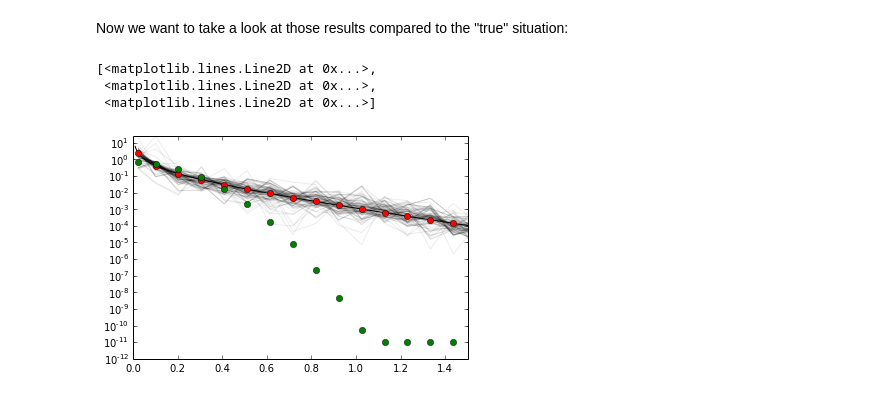
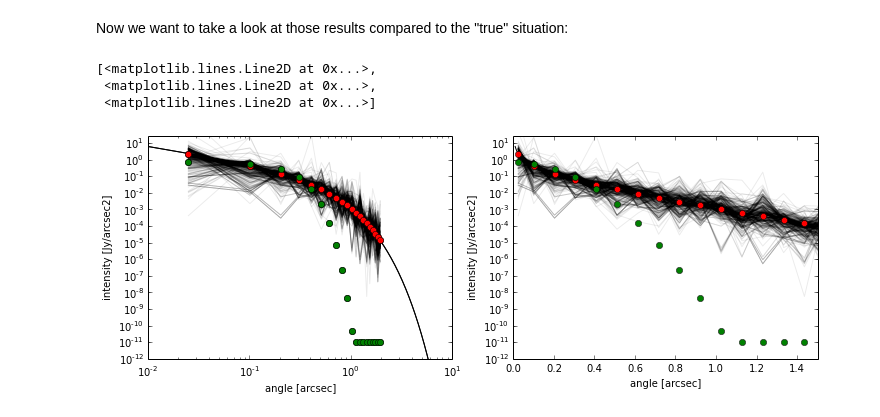
Before and after one commit to seanandrews/D3SB, a Jupyter notebook: Controlled Tests.ipynb, the cells around one changed output. Saved outputs shown, nothing was run; the diff lists cells and outputs as text; code cells hidden in the pictures.

```diff
--- a/Controlled Tests.ipynb
+++ b/Controlled Tests.ipynb
@@ -145,31 +145,41 @@ Now we want to take a look at those results compared to the "true" situation:
 # %%
 from astropy.io import ascii
 from astropy.table import Table
 
 # reshape the chain output
 trace = sampler.chain.reshape(-1, ndim)
 
 # for sanity, store the output in an ASCII file
 output = Table(trace)
 ascii.write(output, 'trace_ex.txt')
 
 # trim off the burn-in
 tr = trace[1000:, :]
 
 # set up a plot
-plt.axis([0.0, 1.5, 1e-12, 27])
-plt.yscale('log')
-#plt.set_xlabel('angle [arcsec]')
-#plt.set_ylabel('intensity [Jy/arcsec2]')
+fig, ax = plt.subplots(1, 2, figsize=(12, 4))
+ax[0].axis([0.01, 10, 1e-12, 27])
+ax[0].set_xscale('log')
+ax[0].set_yscale('log')
+ax[0].plot(r, Ir, 'black', cb, w0, 'ro', cb, wg, 'go')
+ax[0].set_xlabel('angle [arcsec]')
+ax[0].set_ylabel('intensity [Jy/arcsec2]')
+
+ax[1].axis([0.0, 1.5, 1e-12, 27])
+ax[1].set_yscale('log')
+ax[1].set_xlabel('angle [arcsec]')
+ax[1].set_ylabel('intensity [Jy/arcsec2]')
 
 # draw randomly from posteriors and plot
-for i in np.random.randint(len(tr), size=100):
+for i in np.random.randint(len(tr), size=500):
     amps = tr[i][:]
-    plt.plot(cb, 10.**amps, color="k", alpha=0.08)
+    ax[0].plot(cb, 10.**amps, color="k", alpha=0.08)
+    ax[1].plot(cb, 10.**amps, color="k", alpha=0.08)
 
-plt.plot(r, Ir, 'black', cb, w0, 'ro', cb, wg, 'go')
+ax[0].plot(r, Ir, 'black', cb, w0, 'ro', cb, wg, 'go')
+ax[1].plot(r, Ir, 'black', cb, w0, 'ro', cb, wg, 'go')
 # %% [output]
 [<matplotlib.lines.Line2D at 0x...>,
  <matplotlib.lines.Line2D at 0x...>,
  <matplotlib.lines.Line2D at 0x...>]
-[figure, old version]
+[figure, new version]
```
Also changed, not shown: parts of 2 cells of this notebook, 2 other files.
